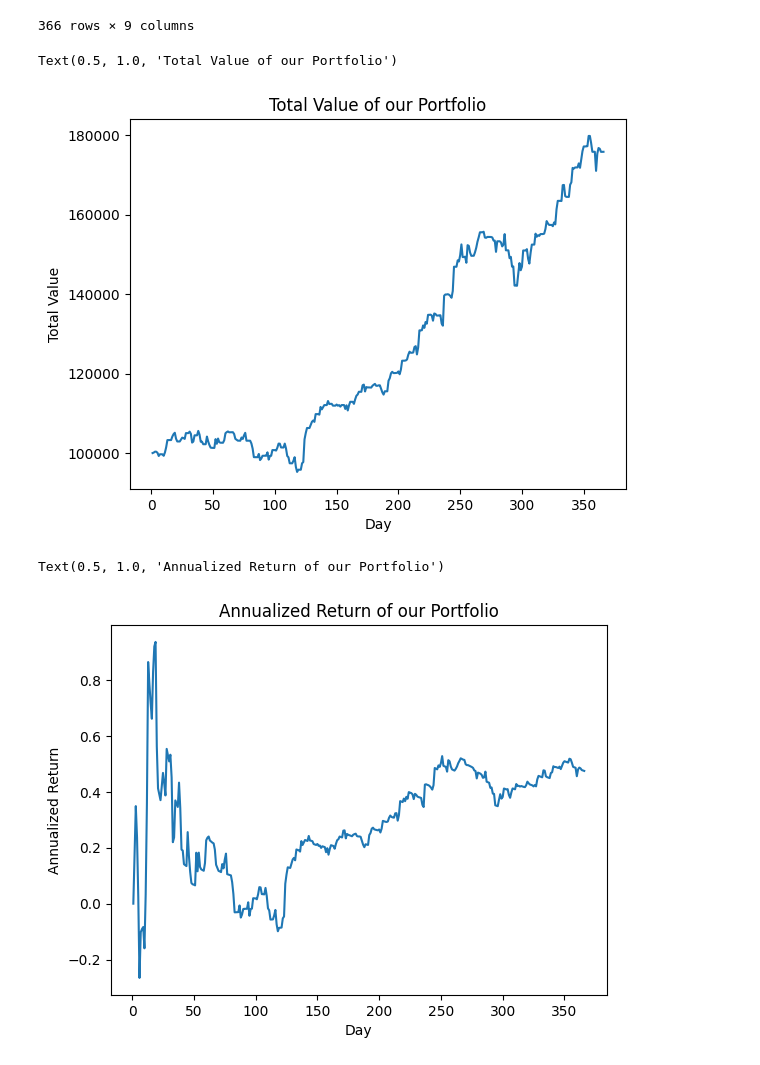
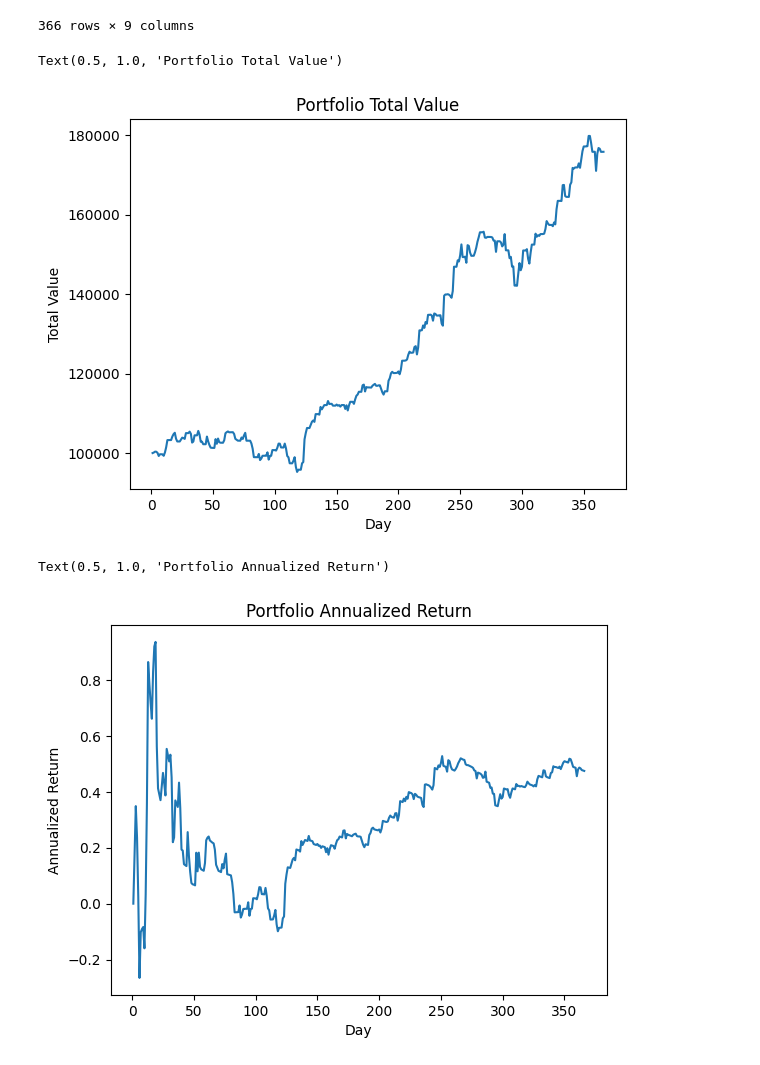
Before and after one commit to jvo1563/Skillstorm-Assignments, a Jupyter notebook: ProjectOne/Portfolio.ipynb, the cells around one changed output. Saved outputs shown, nothing was run; the diff lists cells and outputs as text; code cells hidden in the pictures.

```diff
--- a/ProjectOne/Portfolio.ipynb
+++ b/ProjectOne/Portfolio.ipynb
@@ -293,14 +301,14 @@ complete_df
 # %%
 graph = sns.lineplot(
     data=complete_df,
     x="num_days",
     y="total_value",
 )
 graph.set(xlabel="Day", ylabel="Total Value")
-plt.title("Total Value of our Portfolio")
+plt.title("Portfolio Total Value")
 # %% [output]
-Text(0.5, 1.0, 'Total Value of our Portfolio')
+Text(0.5, 1.0, 'Portfolio Total Value')
-[figure, old version]
+[figure, new version]
 # %%
 graph = sns.lineplot(
     data=complete_df,
@@ -308,10 +316,10 @@ graph = sns.lineplot(
     y="annualized_return",
 )
 graph.set(xlabel="Day", ylabel="Annualized Return")
-plt.title("Annualized Return of our Portfolio")
+plt.title("Portfolio Annualized Return")
 # %% [output]
-Text(0.5, 1.0, 'Annualized Return of our Portfolio')
+Text(0.5, 1.0, 'Portfolio Annualized Return')
-[figure, old version]
+[figure, new version]
 # %%
 graph = sns.lineplot(
     data=complete_df,
```
Also changed, not shown: parts of 7 cells of this notebook, 3 other files.
